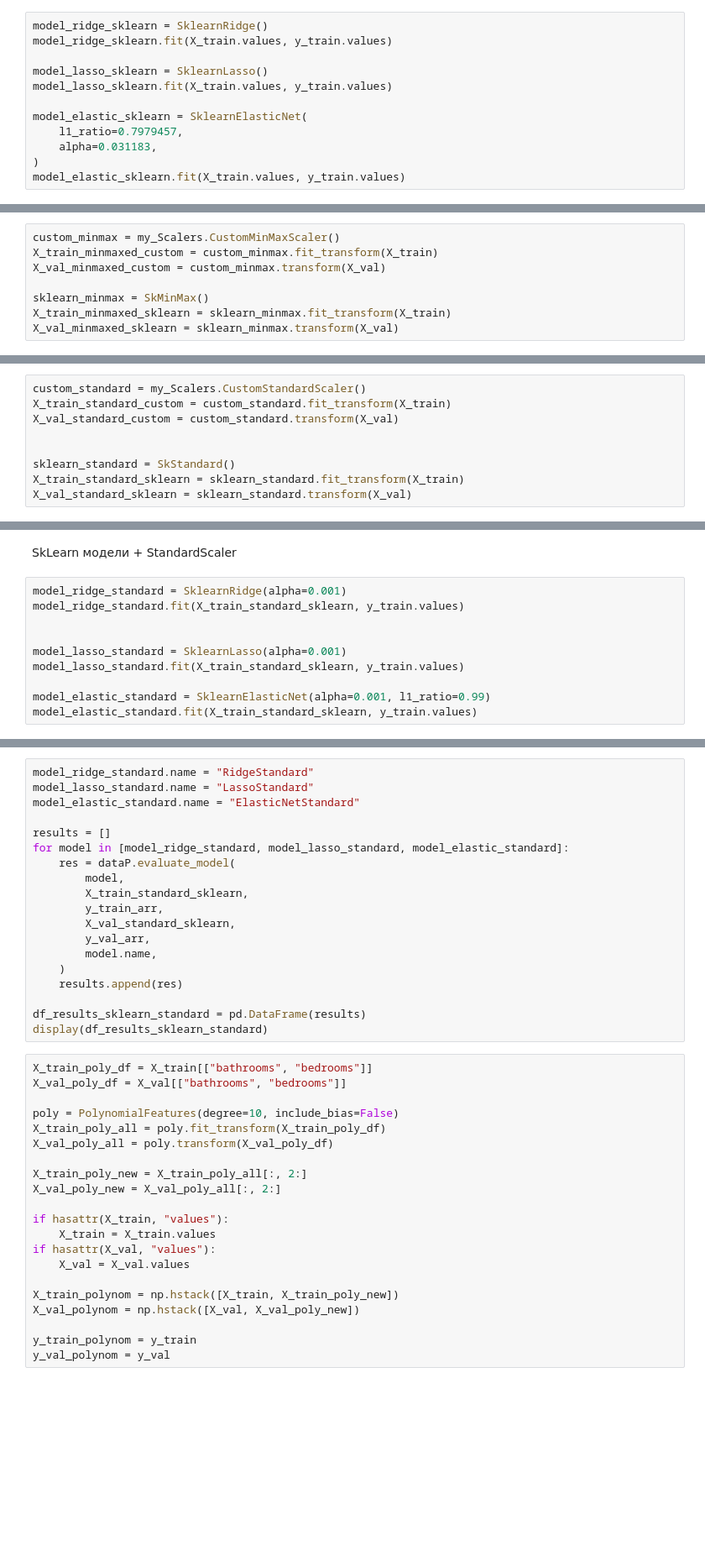
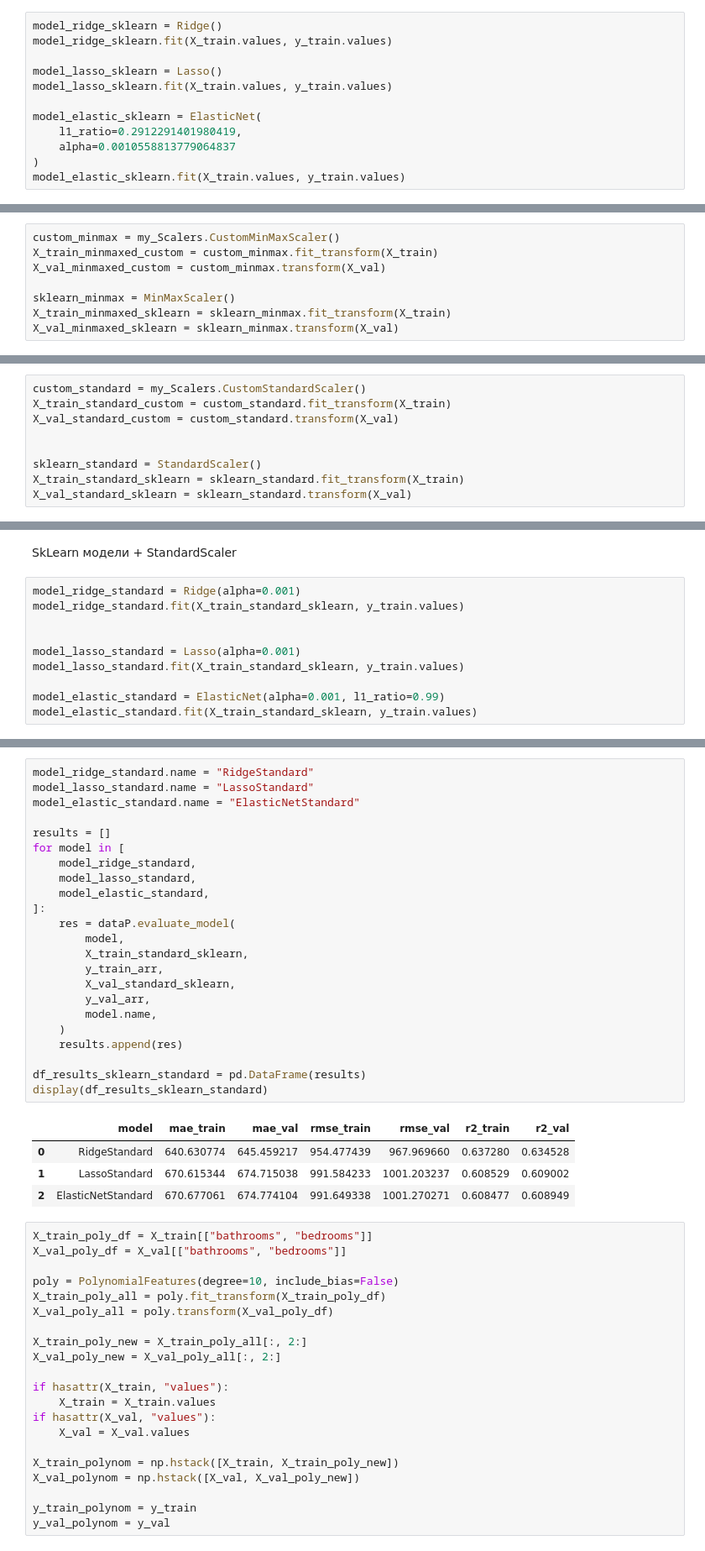
Before and after one commit to VadimGushchin/supervisedlinearregression, a Jupyter notebook: src/ML2.ipynb, the cells around one changed output, grey strips where cells are left out. Shown at 84% size. Drawn from its saved outputs; the diff is of its cells as text; blank space fills up the shorter version.

```diff
--- a/src/ML2.ipynb
+++ b/src/ML2.ipynb
@@ -495,12 +777,12 @@ display(df_results_custom_regularized)
 # %%
-model_ridge_sklearn = SklearnRidge()
+model_ridge_sklearn = Ridge()
 model_ridge_sklearn.fit(X_train.values, y_train.values)
 
-model_lasso_sklearn = SklearnLasso()
+model_lasso_sklearn = Lasso()
 model_lasso_sklearn.fit(X_train.values, y_train.values)
 
-model_elastic_sklearn = SklearnElasticNet(
-    l1_ratio=0.7979457,
-    alpha=0.031183,
+model_elastic_sklearn = ElasticNet(
+    l1_ratio=0.2912291401980419,
+    alpha=0.0010558813779064837
 )
 model_elastic_sklearn.fit(X_train.values, y_train.values)
@@ -556,7 +842,7 @@ custom_minmax = my_Scalers.CustomMinMaxScaler()
 X_train_minmaxed_custom = custom_minmax.fit_transform(X_train)
 X_val_minmaxed_custom = custom_minmax.transform(X_val)
 
-sklearn_minmax = SkMinMax()
+sklearn_minmax = MinMaxScaler()
 X_train_minmaxed_sklearn = sklearn_minmax.fit_transform(X_train)
 X_val_minmaxed_sklearn = sklearn_minmax.transform(X_val)
 # %%
@@ -589,7 +881,7 @@ X_train_standard_custom = custom_standard.fit_transform(X_train)
 X_val_standard_custom = custom_standard.transform(X_val)
 
 
-sklearn_standard = SkStandard()
+sklearn_standard = StandardScaler()
 X_train_standard_sklearn = sklearn_standard.fit_transform(X_train)
 X_val_standard_sklearn = sklearn_standard.transform(X_val)
 # %%
@@ -778,12 +1060,12 @@ display(df_results_sklearn_minmax)
 # %% [markdown]
 SkLearn модели + StandardScaler
 # %%
-model_ridge_standard = SklearnRidge(alpha=0.001)
+model_ridge_standard = Ridge(alpha=0.001)
 model_ridge_standard.fit(X_train_standard_sklearn, y_train.values)
 
 
-model_lasso_standard = SklearnLasso(alpha=0.001)
+model_lasso_standard = Lasso(alpha=0.001)
 model_lasso_standard.fit(X_train_standard_sklearn, y_train.values)
 
-model_elastic_standard = SklearnElasticNet(alpha=0.001, l1_ratio=0.99)
+model_elastic_standard = ElasticNet(alpha=0.001, l1_ratio=0.99)
 model_elastic_standard.fit(X_train_standard_sklearn, y_train.values)
@@ -790,22 +1074,31 @@ model_elastic_standard.fit(X_train_standard_sklearn, y_train.values)
 # %%
 model_ridge_standard.name = "RidgeStandard"
 model_lasso_standard.name = "LassoStandard"
 model_elastic_standard.name = "ElasticNetStandard"
 
 results = []
-for model in [model_ridge_standard, model_lasso_standard, model_elastic_standard]:
+for model in [
+    model_ridge_standard,
+    model_lasso_standard,
+    model_elastic_standard,
+]:
     res = dataP.evaluate_model(
         model,
         X_train_standard_sklearn,
         y_train_arr,
         X_val_standard_sklearn,
         y_val_arr,
         model.name,
     )
     results.append(res)
 
 df_results_sklearn_standard = pd.DataFrame(results)
 display(df_results_sklearn_standard)
+# %% [output]
+|  | model | mae_train | mae_val | rmse_train | rmse_val | r2_train | r2_val |
+| 0 | RidgeStandard | 640.630774 | 645.459217 | 954.477439 | 967.969660 | 0.637280 | 0.634528 |
+| 1 | LassoStandard | 670.615344 | 674.715038 | 991.584233 | 1001.203237 | 0.608529 | 0.609002 |
+| 2 | ElasticNetStandard | 670.677061 | 674.774104 | 991.649338 | 1001.270271 | 0.608477 | 0.608949 |
 # %%
 X_train_poly_df = X_train[["bathrooms", "bedrooms"]]
 X_val_poly_df = X_val[["bathrooms", "bedrooms"]]
```
Also changed, not shown: parts of 56 cells of this notebook, 10 other files.
